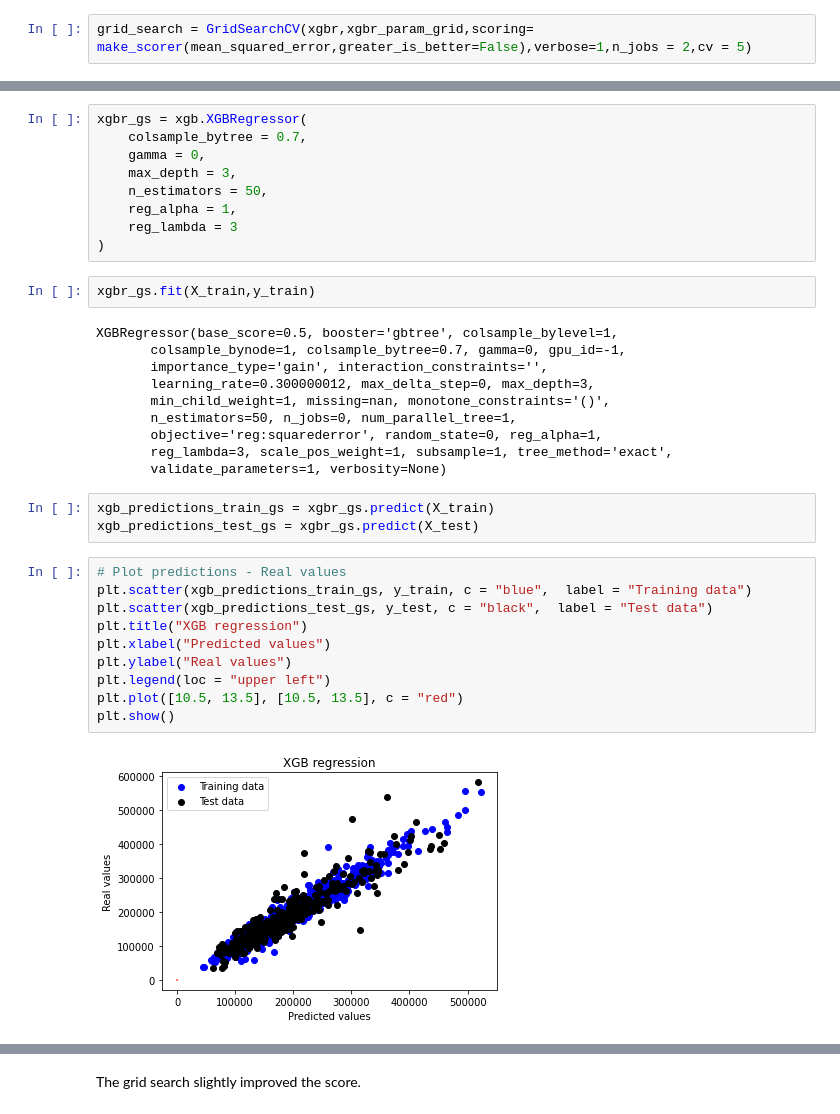
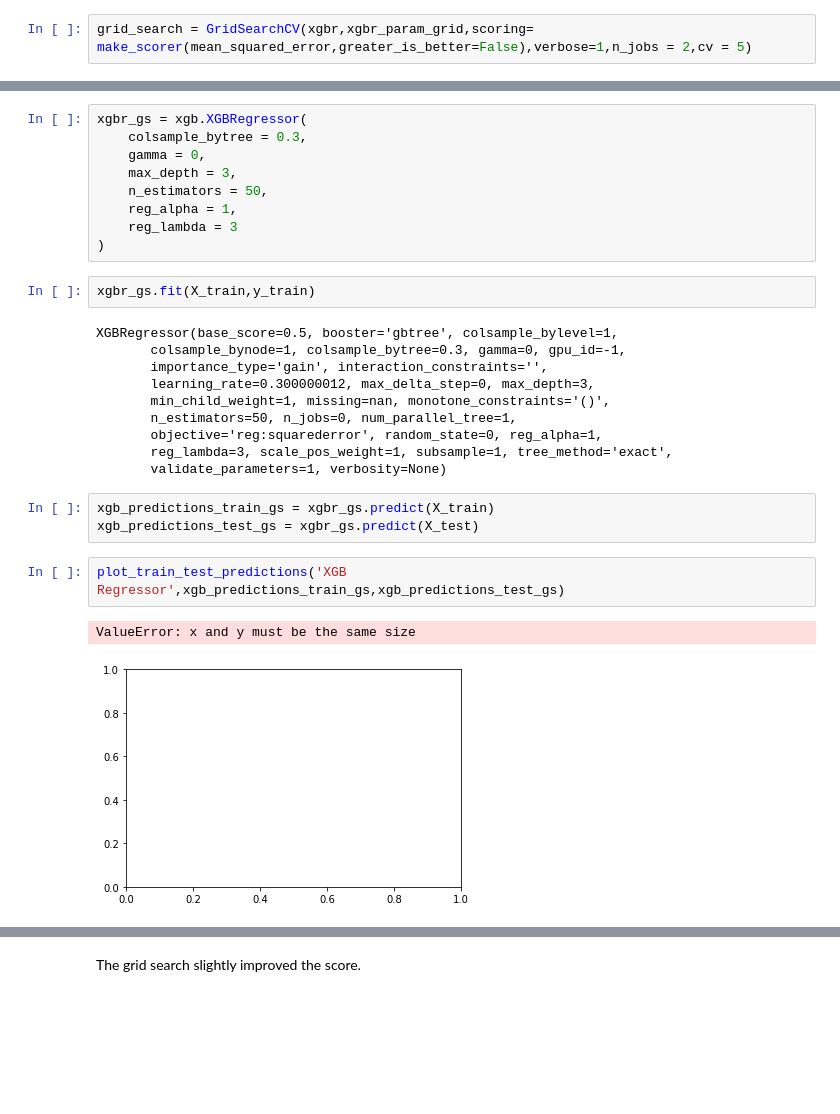
Before and after one commit to RaphaelRoriz/Machine-learning, a Jupyter notebook: housesPricesDataset/House Prices regressions.ipynb, the cells around one changed output, grey strips where cells are left out. Saved outputs shown, nothing was run; the diff lists cells and outputs as text; blank space fills up the shorter version.

```diff
--- a/housesPricesDataset/House Prices regressions.ipynb
+++ b/housesPricesDataset/House Prices regressions.ipynb
@@ -1292,7 +1266,7 @@ grid_search.best_params_
  'reg_lambda': 3}
 # %%
 xgbr_gs = xgb.XGBRegressor(
-    colsample_bytree = 0.7,
+    colsample_bytree = 0.3,
     gamma = 0,
     max_depth = 3,
     n_estimators = 50,
@@ -1303,7 +1277,7 @@ xgbr_gs = xgb.XGBRegressor(
 xgbr_gs.fit(X_train,y_train)
 # %% [output]
 XGBRegressor(base_score=0.5, booster='gbtree', colsample_bylevel=1,
-       colsample_bynode=1, colsample_bytree=0.7, gamma=0, gpu_id=-1,
+       colsample_bynode=1, colsample_bytree=0.3, gamma=0, gpu_id=-1,
        importance_type='gain', interaction_constraints='',
        learning_rate=0.300000012, max_delta_step=0, max_depth=3,
        min_child_weight=1, missing=nan, monotone_constraints='()',
@@ -1314,18 +1288,11 @@ XGBRegressor(base_score=0.5, booster='gbtree', colsample_bylevel=1,
 # %%
 xgb_predictions_train_gs = xgbr_gs.predict(X_train)
 xgb_predictions_test_gs = xgbr_gs.predict(X_test)
-# %%
-# Plot predictions - Real values
-plt.scatter(xgb_predictions_train_gs, y_train, c = "blue",  label = "Training data")
-plt.scatter(xgb_predictions_test_gs, y_test, c = "black",  label = "Test data")
-plt.title("XGB regression")
-plt.xlabel("Predicted values")
-plt.ylabel("Real values")
-plt.legend(loc = "upper left")
-plt.plot([10.5, 13.5], [10.5, 13.5], c = "red")
-plt.show()
-# %% [output]
-[figure, removed]
+# %%
+plot_train_test_predictions('XGB Regressor',xgb_predictions_train_gs,xgb_predictions_test_gs)
+# %% [output]
+ValueError: x and y must be the same size
+[figure, added]
 # %%
 print('RMSE:', np.sqrt(metrics.mean_squared_error(y_test, xgb_predictions_test_gs)))
 print('R2 score:', xgbr_gs.score(X_test,y_test))
```
Also changed, not shown: parts of 19 cells of this notebook.
